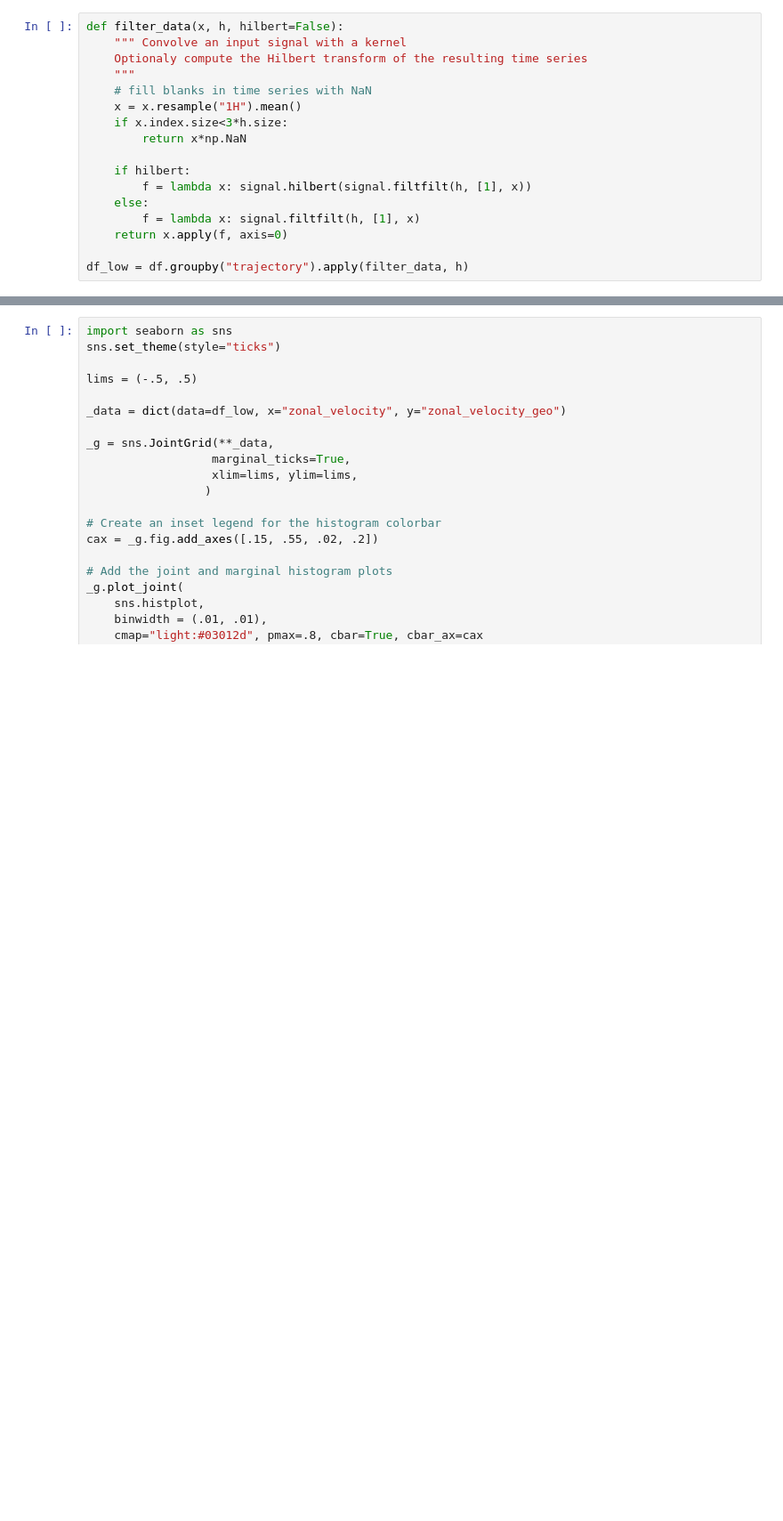
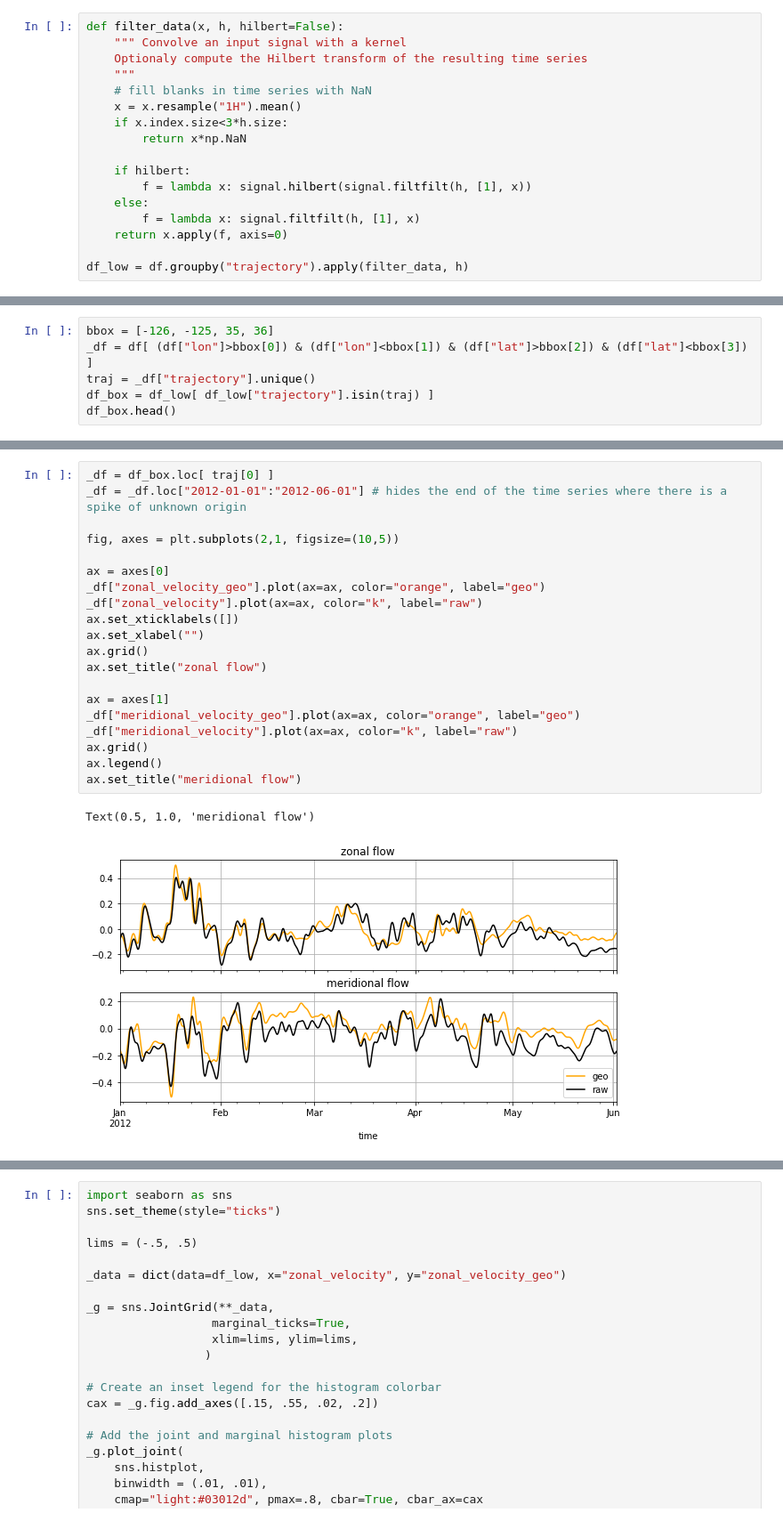
Before and after one commit to apatlpo/mit_equinox, a Jupyter notebook: calval/regional_interp.ipynb, the cells around one changed output, grey strips where cells are left out. Shown at 89% size. Drawn from its saved outputs; the diff is of its cells as text; blank space fills up the shorter version.

```diff
--- a/calval/regional_interp.ipynb
+++ b/calval/regional_interp.ipynb
@@ -387,0 +442,6 @@ df_low = df.groupby("trajectory").apply(filter_data, h)
+# %%
+bbox = [-126, -125, 35, 36]
+_df = df[ (df["lon"]>bbox[0]) & (df["lon"]<bbox[1]) & (df["lat"]>bbox[2]) & (df["lat"]<bbox[3]) ]
+traj = _df["trajectory"].unique()
+df_box = df_low[ df_low["trajectory"].isin(traj) ]
+df_box.head()
@@ -387,0 +456,23 @@ df_low = df.groupby("trajectory").apply(filter_data, h)
+# %%
+_df = df_box.loc[ traj[0] ]
+_df = _df.loc["2012-01-01":"2012-06-01"] # hides the end of the time series where there is a spike of unknown origin
+
+fig, axes = plt.subplots(2,1, figsize=(10,5))
+
+ax = axes[0]
+_df["zonal_velocity_geo"].plot(ax=ax, color="orange", label="geo")
+_df["zonal_velocity"].plot(ax=ax, color="k", label="raw")
+ax.set_xticklabels([])
+ax.set_xlabel("")
+ax.grid()
+ax.set_title("zonal flow")
+
+ax = axes[1]
+_df["meridional_velocity_geo"].plot(ax=ax, color="orange", label="geo")
+_df["meridional_velocity"].plot(ax=ax, color="k", label="raw")
+ax.grid()
+ax.legend()
+ax.set_title("meridional flow")
+# %% [output]
+Text(0.5, 1.0, 'meridional flow')
+[figure, added]
```
Also changed, not shown: parts of 13 cells of this notebook.
